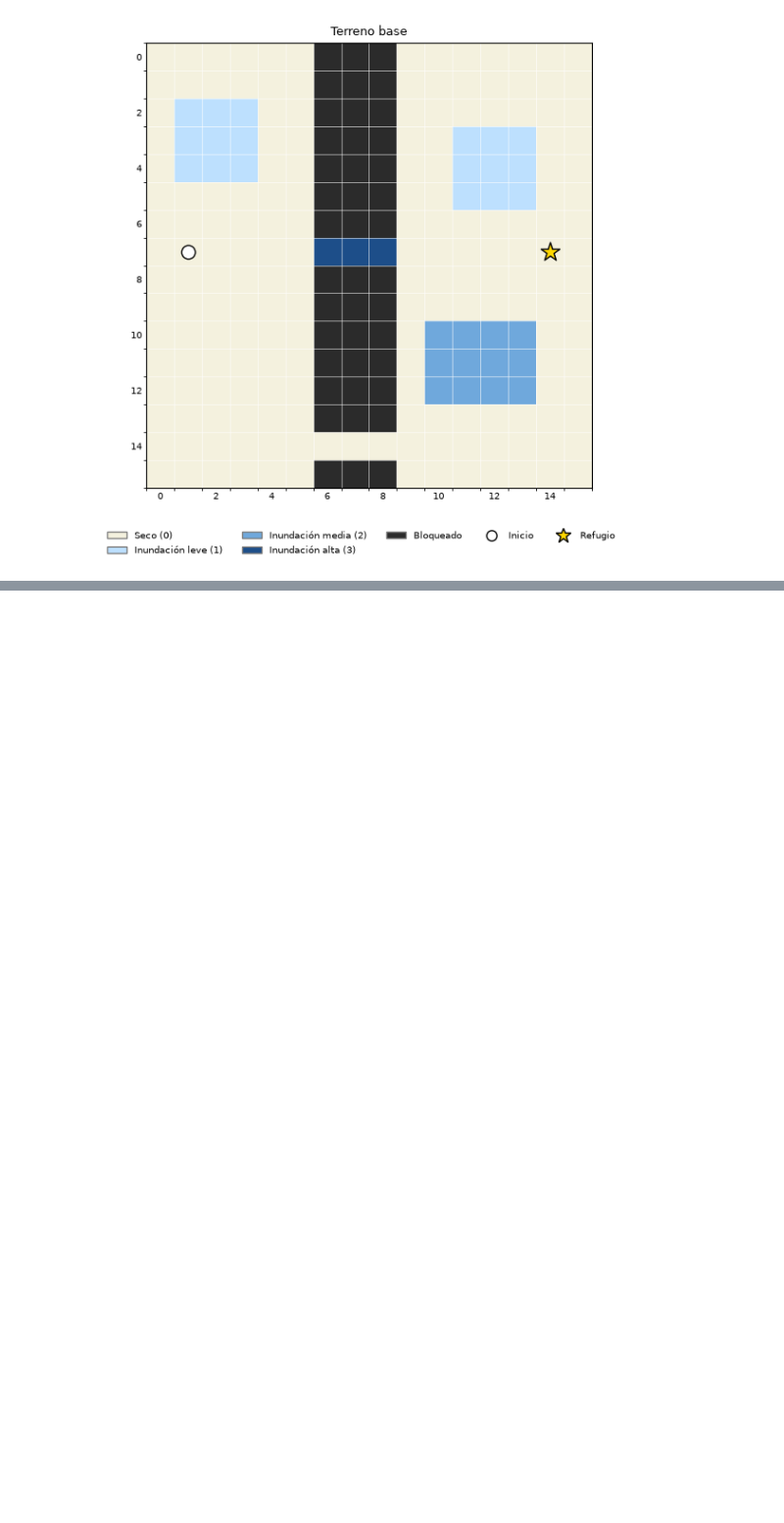
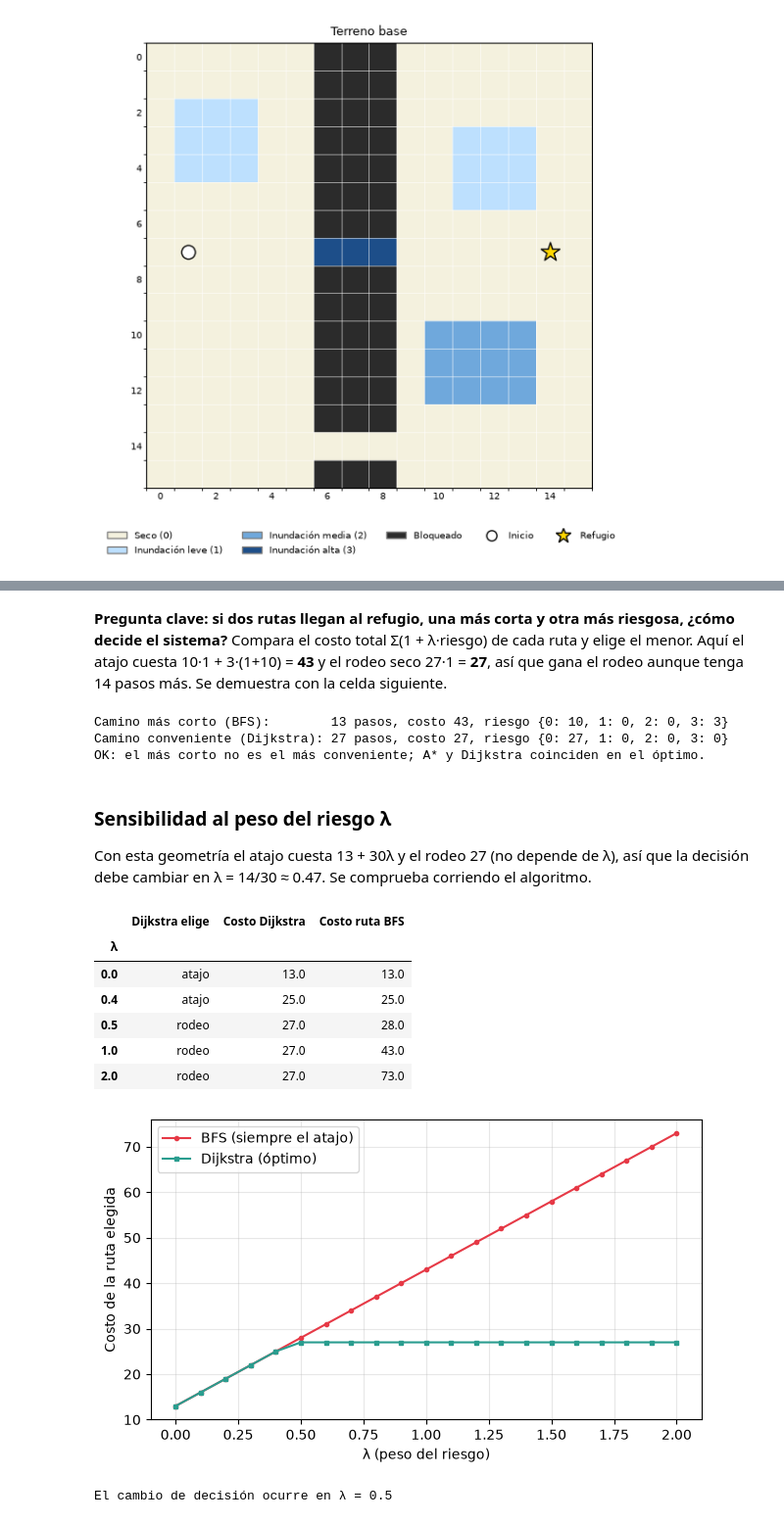
Before and after one commit to strawrabbit0424/Practica_clase_2, a Jupyter notebook: Actividad_Ruta_Evacuacion.ipynb, the cells around one changed output, grey strips where cells are left out. Shown at 98% size. Saved outputs shown, nothing was run; the diff lists cells and outputs as text; code cells hidden in the pictures; blank space fills up the shorter version.

```diff
--- a/Actividad_Ruta_Evacuacion.ipynb
+++ b/Actividad_Ruta_Evacuacion.ipynb
@@ -285,0 +305,47 @@ fig.tight_layout(rect=[0, 0.1, 1, 1]); legend(fig); plt.show()
+# %% [markdown]
+**Pregunta clave: si dos rutas llegan al refugio, una más corta y otra más riesgosa, ¿cómo decide el sistema?**
+Compara el costo total Σ(1 + λ·riesgo) de cada ruta y elige el menor. Aquí el atajo cuesta 10·1 + 3·(1+10) = **43** y el rodeo seco 27·1 = **27**, así que gana el rodeo aunque tenga 14 pasos más. Se demuestra con la celda siguiente.
+# %%
+corto, conv = rutas_base["BFS"], rutas_base["Dijkstra"]
+print(f"Camino más corto (BFS):        {len(corto)-1} pasos, costo {path_cost(g, corto):.0f}, riesgo {risk_profile(g, corto)}")
+print(f"Camino conveniente (Dijkstra): {len(conv)-1} pasos, costo {path_cost(g, conv):.0f}, riesgo {risk_profile(g, conv)}")
+assert len(corto) < len(conv)                      # BFS sí es el más corto
+assert path_cost(g, conv) < path_cost(g, corto)    # pero NO el más conveniente
+assert tabla_base.loc["A*", "Costo"] == tabla_base.loc["Dijkstra", "Costo"]
+print("OK: el más corto no es el más conveniente; A* y Dijkstra coinciden en el óptimo.")
+# %% [output]
+Camino más corto (BFS):        13 pasos, costo 43, riesgo {0: 10, 1: 0, 2: 0, 3: 3}
+Camino conveniente (Dijkstra): 27 pasos, costo 27, riesgo {0: 27, 1: 0, 2: 0, 3: 0}
+OK: el más corto no es el más conveniente; A* y Dijkstra coinciden en el óptimo.
+# %% [markdown]
+### Sensibilidad al peso del riesgo λ
+Con esta geometría el atajo cuesta 13 + 30λ y el rodeo 27 (no depende de λ), así que la decisión debe cambiar en λ = 14/30 ≈ 0.47. Se comprueba corriendo el algoritmo.
+# %%
+lams = [round(0.1 * i, 1) for i in range(21)]
+sweep = []
+for lam in lams:
+    d, b = dijkstra(g, s, t, lam), bfs(g, s, t, lam)
+    sweep.append({"λ": lam, "Dijkstra elige": "atajo" if (7, 7) in d["path"] else "rodeo",
+                  "Costo Dijkstra": d["cost"], "Costo ruta BFS": b["cost"]})
+sweep = pd.DataFrame(sweep).set_index("λ")
+display(sweep.loc[[0.0, 0.4, 0.5, 1.0, 2.0]])
+
+fig, ax = plt.subplots(figsize=(6.4, 3.8))
+ax.plot(lams, sweep["Costo ruta BFS"], color=PCOL["BFS"], marker="o", ms=3, label="BFS (siempre el atajo)")
+ax.plot(lams, sweep["Costo Dijkstra"], color=PCOL["Dijkstra"], marker="s", ms=3, label="Dijkstra (óptimo)")
+ax.set_xlabel("λ (peso del riesgo)"); ax.set_ylabel("Costo de la ruta elegida"); ax.legend(); ax.grid(alpha=.3)
+plt.tight_layout(); plt.show()
+
+primer_rodeo = sweep[sweep["Dijkstra elige"] == "rodeo"].index.min()
+assert 0.4 < primer_rodeo <= 0.5, primer_rodeo   # coincide con 14/30 ≈ 0.47 calculado a mano
+print("El cambio de decisión ocurre en λ =", primer_rodeo)
+# %% [output]
+|  | Dijkstra elige | Costo Dijkstra | Costo ruta BFS |
+| λ |  |  |  |
+| 0.0 | atajo | 13.0 | 13.0 |
+| 0.4 | atajo | 25.0 | 25.0 |
+| 0.5 | rodeo | 27.0 | 28.0 |
+| 1.0 | rodeo | 27.0 | 43.0 |
+| 2.0 | rodeo | 27.0 | 73.0 |
+[figure, added]
+El cambio de decisión ocurre en λ = 0.5
```
Also changed, not shown: parts of 2 cells of this notebook.
